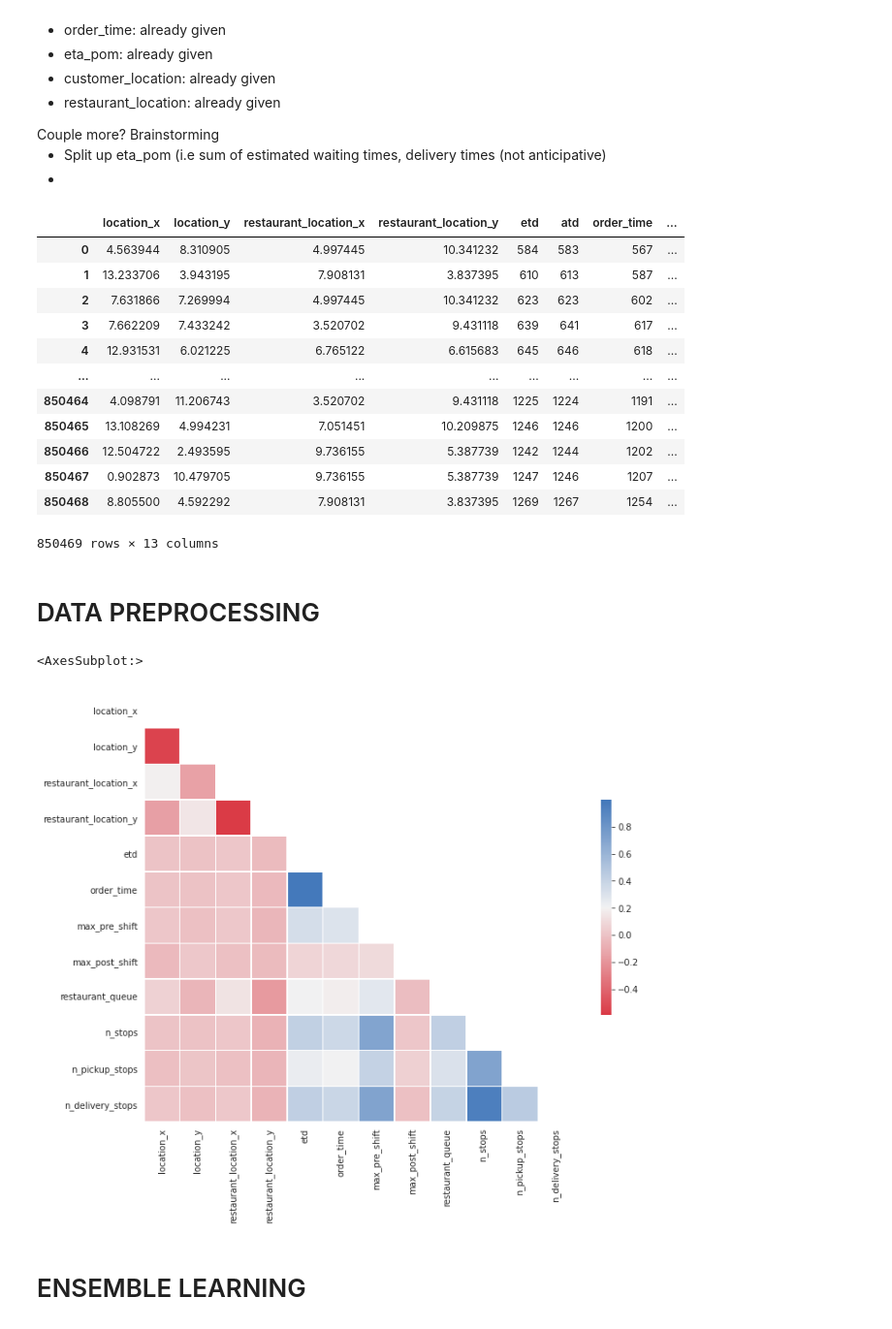
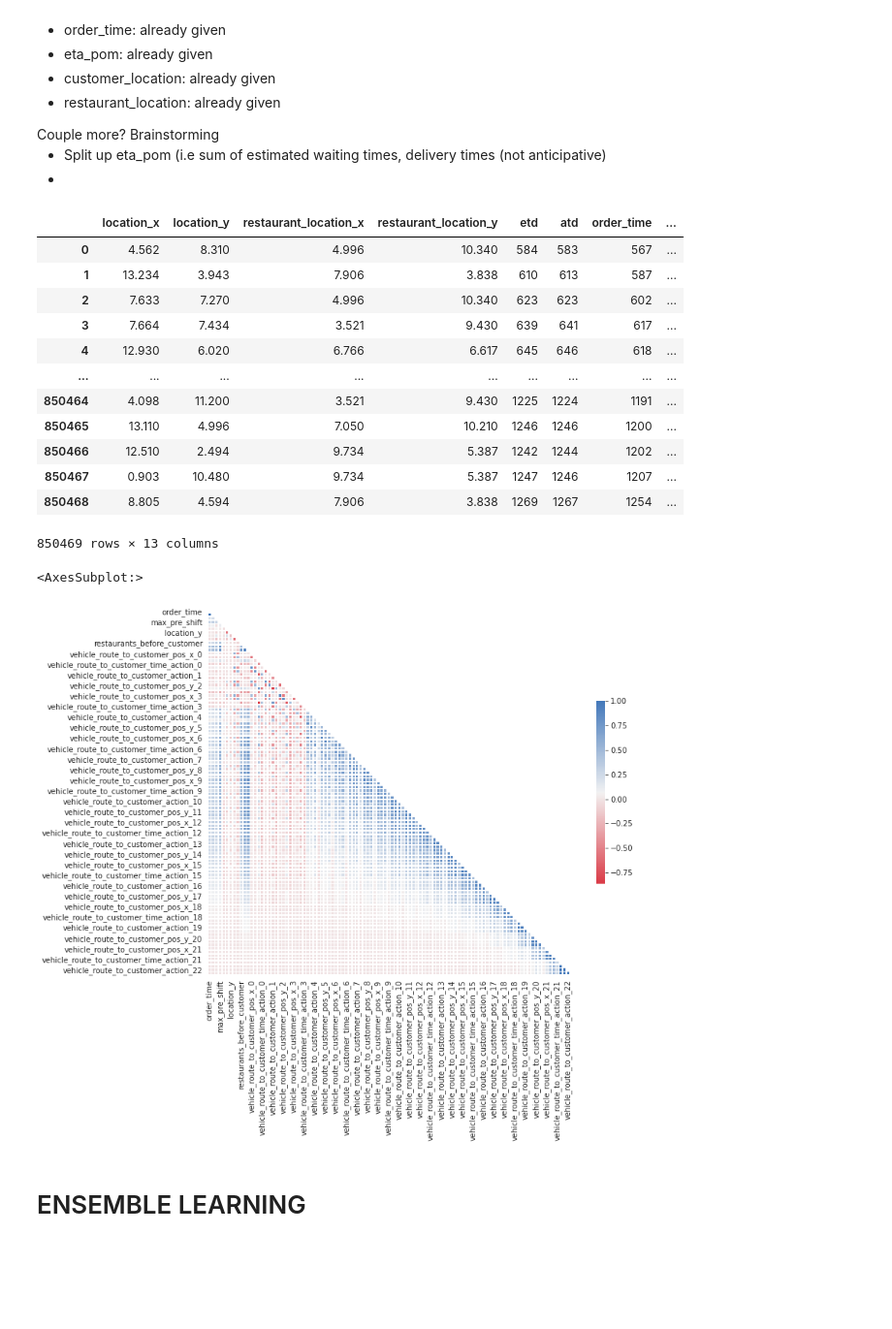
Before and after one commit to geezah/BachelorThesis, a Jupyter notebook: Implementation/CompStudy.ipynb, the cells around one changed output. Shown at 97% size. Drawn from its saved outputs; the diff is of its cells as text; code cells hidden in the pictures; blank space fills up the shorter version.

```diff
--- a/Implementation/CompStudy.ipynb
+++ b/Implementation/CompStudy.ipynb
@@ -141,19 +142,19 @@ feats.to_csv("crafted_features.csv", sep=";")
 # %%
-crafted_features = pd.read_csv("crafted_features.csv", sep=";", index_col=[0])
+crafted_features = pd.read_csv(CF_PATH, sep=";", index_col=[0])
 crafted_features
 # %% [output]
 |  | location_x | location_y | restaurant_location_x | restaurant_location_y | etd | atd | order_time | ... |
-| 0 | 4.563944 | 8.310905 | 4.997445 | 10.341232 | 584 | 583 | 567 | ... |
-| 1 | 13.233706 | 3.943195 | 7.908131 | 3.837395 | 610 | 613 | 587 | ... |
-| 2 | 7.631866 | 7.269994 | 4.997445 | 10.341232 | 623 | 623 | 602 | ... |
-| 3 | 7.662209 | 7.433242 | 3.520702 | 9.431118 | 639 | 641 | 617 | ... |
-| 4 | 12.931531 | 6.021225 | 6.765122 | 6.615683 | 645 | 646 | 618 | ... |
+| 0 | 4.562 | 8.310 | 4.996 | 10.340 | 584 | 583 | 567 | ... |
+| 1 | 13.234 | 3.943 | 7.906 | 3.838 | 610 | 613 | 587 | ... |
+| 2 | 7.633 | 7.270 | 4.996 | 10.340 | 623 | 623 | 602 | ... |
+| 3 | 7.664 | 7.434 | 3.521 | 9.430 | 639 | 641 | 617 | ... |
+| 4 | 12.930 | 6.020 | 6.766 | 6.617 | 645 | 646 | 618 | ... |
 | ... | ... | ... | ... | ... | ... | ... | ... | ... |
-| 850464 | 4.098791 | 11.206743 | 3.520702 | 9.431118 | 1225 | 1224 | 1191 | ... |
-| 850465 | 13.108269 | 4.994231 | 7.051451 | 10.209875 | 1246 | 1246 | 1200 | ... |
-| 850466 | 12.504722 | 2.493595 | 9.736155 | 5.387739 | 1242 | 1244 | 1202 | ... |
-| 850467 | 0.902873 | 10.479705 | 9.736155 | 5.387739 | 1247 | 1246 | 1207 | ... |
-| 850468 | 8.805500 | 4.592292 | 7.908131 | 3.837395 | 1269 | 1267 | 1254 | ... |
+| 850464 | 4.098 | 11.200 | 3.521 | 9.430 | 1225 | 1224 | 1191 | ... |
+| 850465 | 13.110 | 4.996 | 7.050 | 10.210 | 1246 | 1246 | 1200 | ... |
+| 850466 | 12.510 | 2.494 | 9.734 | 5.387 | 1242 | 1244 | 1202 | ... |
+| 850467 | 0.903 | 10.480 | 9.734 | 5.387 | 1247 | 1246 | 1207 | ... |
+| 850468 | 8.805 | 4.594 | 7.906 | 3.838 | 1269 | 1267 | 1254 | ... |
 850469 rows × 13 columns
 # %%
 X = data.loc[:, data.columns != 'atd']
@@ -165,5 +166,3 @@ X_crafted = crafted_features.loc[:, crafted_features.columns != 'atd']
 y_crafted = crafted_features['atd'] - crafted_features['etd']
 
 X_train_c, X_test_c, y_train_c , y_test_c = train_test_split(X_crafted,y_crafted, train_size=0.8)
-# %% [markdown]
-# DATA PREPROCESSING
@@ -176,20 +172,20 @@ np.isnan(np.array(data)).sum()
 # %%
 %matplotlib inline
 import seaborn as sns
 
 # use the pands .corr() function to compute pairwise correlations for the dataframe
-corr = X_crafted.corr()
+corr = X.corr()
 # visualise the data with seaborn
 mask = np.triu(np.ones_like(corr, dtype=np.bool))
 sns.set_style(style = 'white')
 f, ax = plt.subplots(figsize=(11, 9))
 cmap = sns.diverging_palette(10, 250, as_cmap=True)
 sns.heatmap(corr, mask=mask, cmap=cmap,
         square=True,
         linewidths=.5, cbar_kws={"shrink": .5}, ax=ax)
 # %% [output]
 <AxesSubplot:>
-[figure, old version]
+[figure, new version]
 # %%
 # Data description
 def plot_histogram(x):
```
Also changed, not shown: parts of 6 cells of this notebook.
